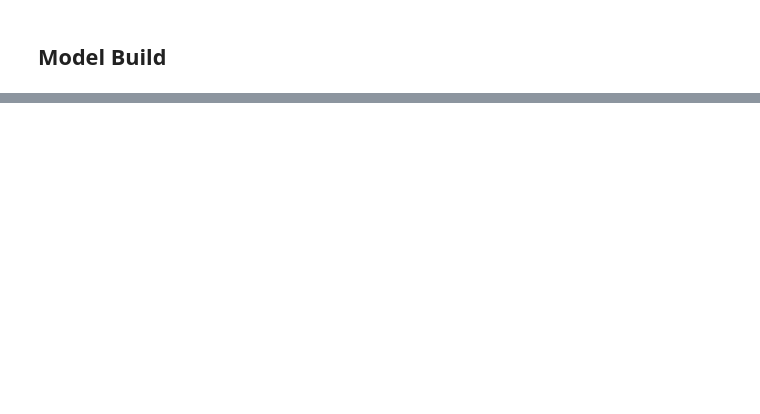
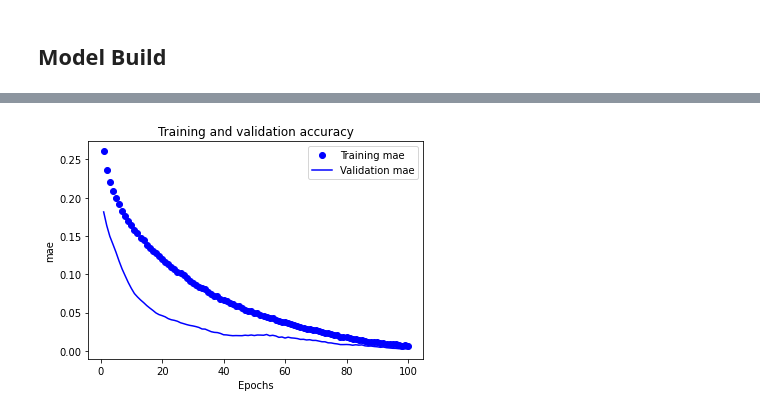
Before and after one commit to chiarabadiali/comp_scatt_ML, a Jupyter notebook: Comp_Scatt_NeuralNetwork_Regression.ipynb, the cells around one changed output, grey strips where cells are left out. Saved outputs shown, nothing was run; the diff lists cells and outputs as text; code cells hidden in the pictures; blank space fills up the shorter version.

```diff
--- a/Comp_Scatt_NeuralNetwork_Regression.ipynb
+++ b/Comp_Scatt_NeuralNetwork_Regression.ipynb
@@ -154,0 +158,14 @@ plt.show()
+# %%
+def build_model() :
+    model = models.Sequential()
+    model.add (layers.Dense (6, activation = "sigmoid" , input_shape = x.shape))
+    model.add(layers.Dropout(0.2))
+    model.add (layers.Dense (16, activation = "relu"))
+    model.add(layers.Dropout(0.2))
+    model.add (layers.Dense (6))
+    model.compile(optimizer = "rmsprop" , loss = "mse" , metrics =["mae"])
+    return model
+# %%
+model = build_model ()
+history = model.fit ( x_train, y_train, epochs = 100, batch_size = 1232, validation_data = (x_val, y_val) )
+model.save("regr.h5")
@@ -154,0 +190,18 @@ plt.show()
+# %%
+import matplotlib.pyplot as plt
+
+mae = history.history['mae']
+val_mae = history.history['val_mae']
+
+epochs = range(1, len(mae) + 1)
+
+plt.plot(epochs, mae, 'bo', label='Training mae')
+plt.plot(epochs, val_mae, 'b', label='Validation mae')
+plt.title('Training and validation accuracy')
+plt.xlabel('Epochs')
+plt.ylabel('mae')
+plt.legend()
+
+plt.show()
+# %% [output]
+[figure, added]
```
Also changed, not shown: parts of 10 cells of this notebook, 2 other files.
